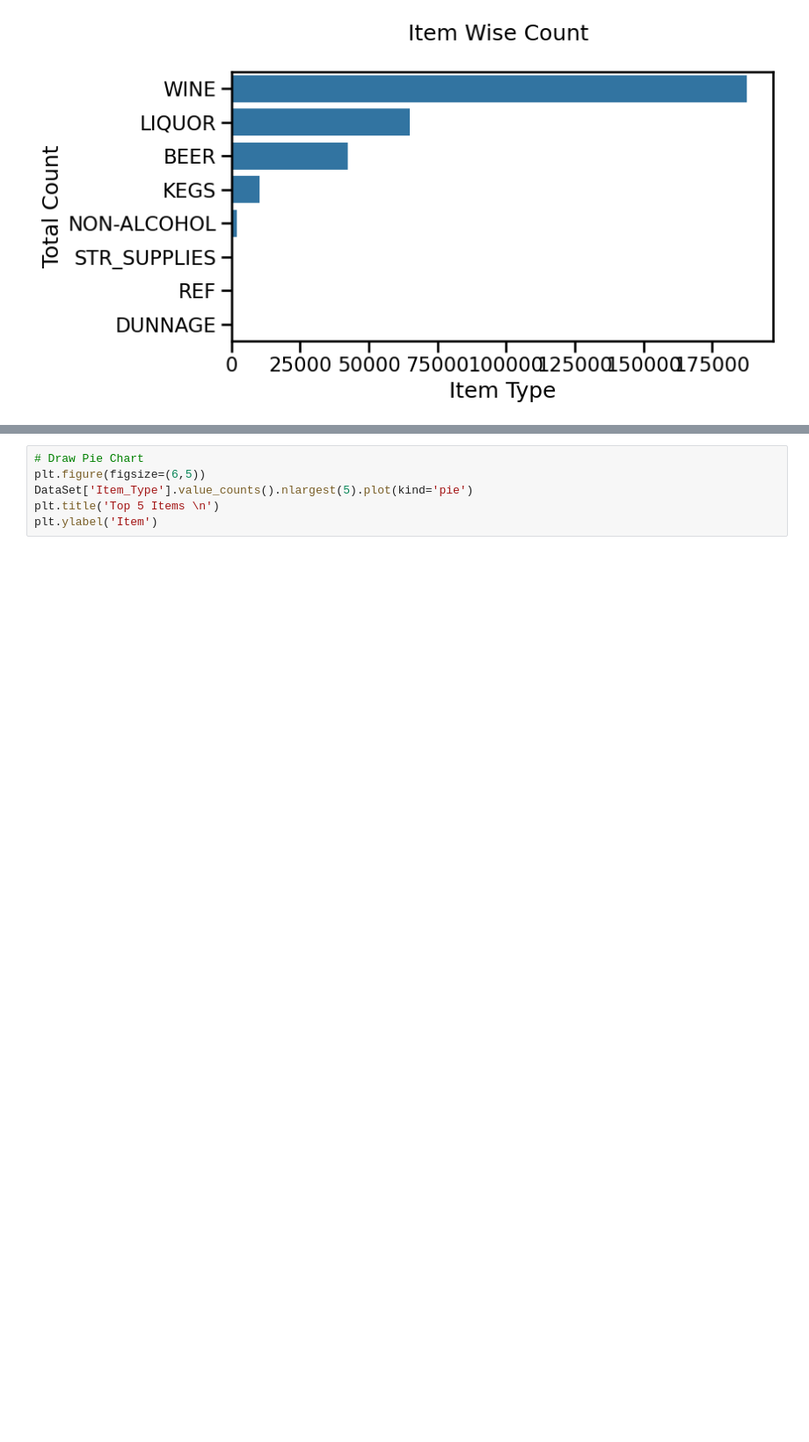
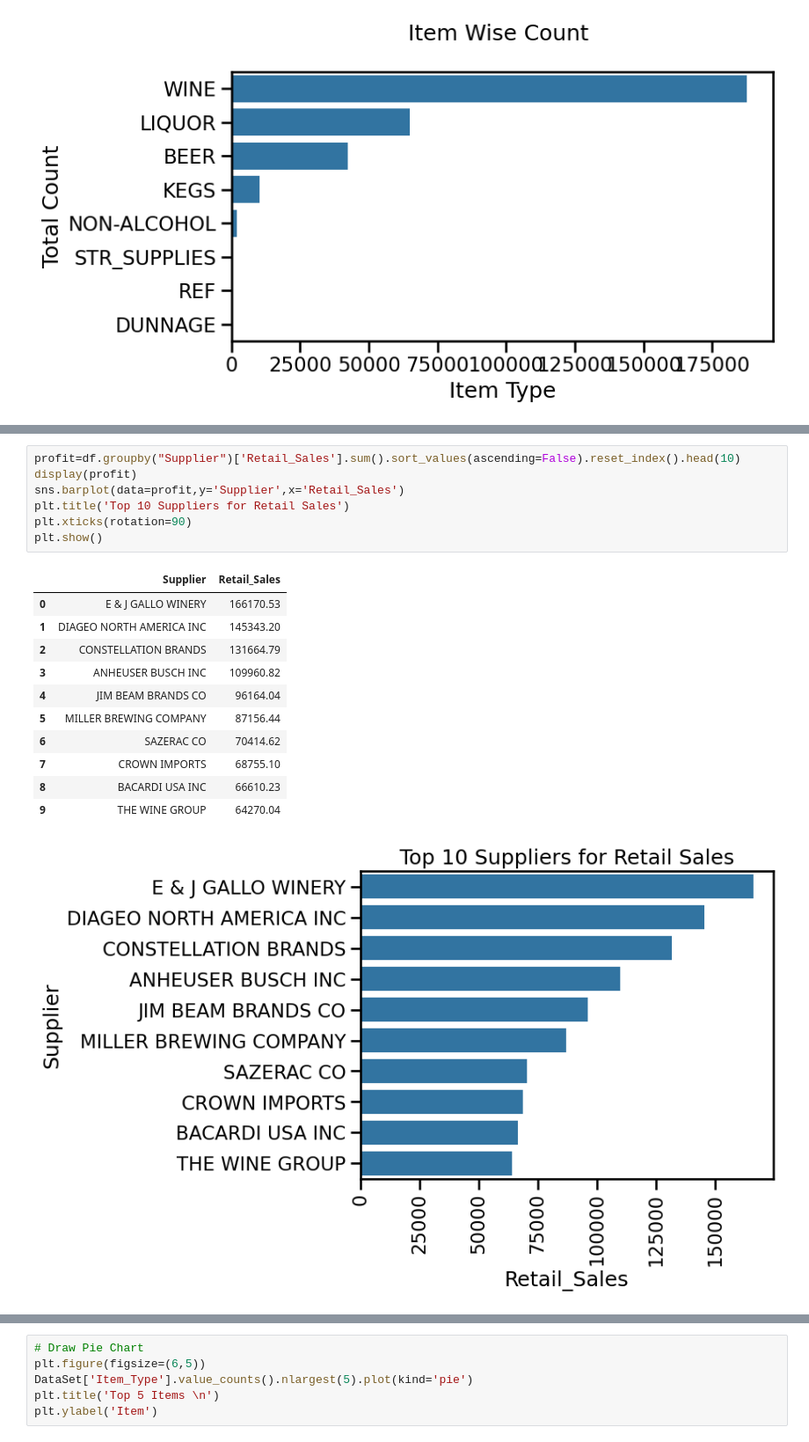
Before and after one commit to Killerfish8/Thesis, a Jupyter notebook: Warehouse_and_Retail_Sales.ipynb, the cells around one changed output, grey strips where cells are left out. Shown at 88% size. Cells and saved outputs as stored; diff of their text form; blank space fills up the shorter version.

```diff
--- a/Warehouse_and_Retail_Sales.ipynb
+++ b/Warehouse_and_Retail_Sales.ipynb
@@ -364,0 +377,20 @@ Text(0.5, 0, 'Item Type')
+# %%
+profit=df.groupby("Supplier")['Retail_Sales'].sum().sort_values(ascending=False).reset_index().head(10)
+display(profit)
+sns.barplot(data=profit,y='Supplier',x='Retail_Sales')
+plt.title('Top 10 Suppliers for Retail Sales')
+plt.xticks(rotation=90)
+plt.show()
+# %% [output]
+|  | Supplier | Retail_Sales |
+| 0 | E & J GALLO WINERY | 166170.53 |
+| 1 | DIAGEO NORTH AMERICA INC | 145343.20 |
+| 2 | CONSTELLATION BRANDS | 131664.79 |
+| 3 | ANHEUSER BUSCH INC | 109960.82 |
+| 4 | JIM BEAM BRANDS CO | 96164.04 |
+| 5 | MILLER BREWING COMPANY | 87156.44 |
+| 6 | SAZERAC CO | 70414.62 |
+| 7 | CROWN IMPORTS | 68755.10 |
+| 8 | BACARDI USA INC | 66610.23 |
+| 9 | THE WINE GROUP | 64270.04 |
+[figure, added]
```
Also changed, not shown: parts of 8 cells of this notebook.
